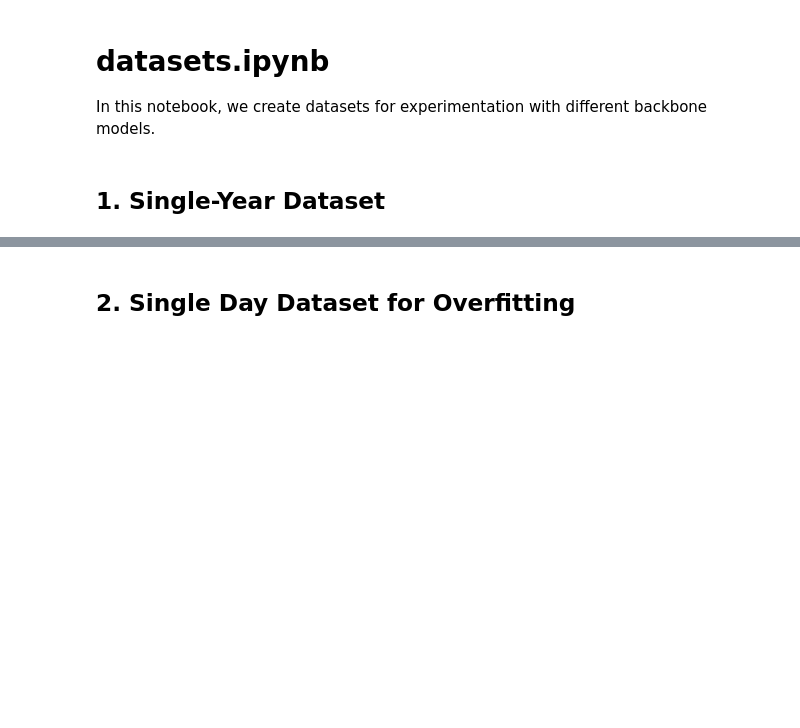
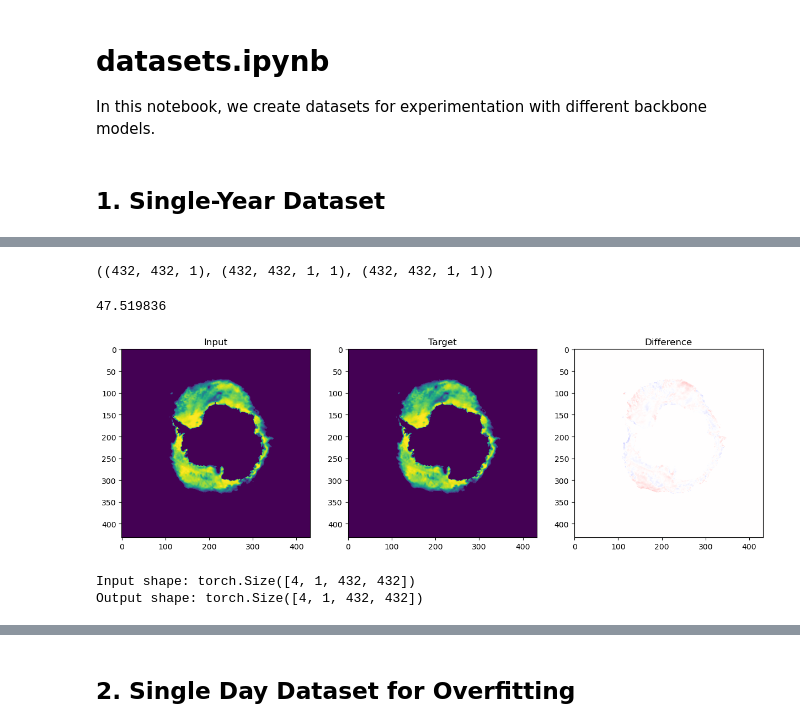
Before and after one commit to ampersandmcd/icenet-experimental, a Jupyter notebook: backbone-v1/datasets.ipynb, the cells around one changed output, grey strips where cells are left out. Cells and saved outputs as stored; diff of their text form; code cells hidden in the pictures; blank space fills up the shorter version.

Commit message:
add single year single lag single lead dataset

```diff
--- a/backbone-v1/datasets.ipynb
+++ b/backbone-v1/datasets.ipynb
@@ -77,0 +63,20 @@ WARNING:root:We don't have a full climatology (1,2,3,4,5,6,7,8,9,10) compared wi
+# %%
+from icenet.data.loaders import IceNetDataLoaderFactory
+
+implementation = "dask"
+loader_config = "loader.single_year.json"
+dataset_name = "single_year"
+lag = 1
+
+dl = IceNetDataLoaderFactory().create_data_loader(
+    implementation,
+    loader_config,
+    dataset_name,
+    lag,
+    n_forecast_days=1,
+    north=False,
+    south=True,
+    output_batch_size=1,
+    generate_workers=1
+)
+dl.generate()
@@ -77,0 +101,23 @@ WARNING:root:We don't have a full climatology (1,2,3,4,5,6,7,8,9,10) compared wi
+# %%
+x, y, sw = dl.generate_sample(pd.Timestamp("2020-12-01"))
+x.shape, y.shape, sw.shape
+# %% [output]
+((432, 432, 1), (432, 432, 1, 1), (432, 432, 1, 1))
+# %%
+import numpy as np
+import matplotlib.pyplot as plt
+
+diff = x.squeeze() - y.squeeze()
+print(np.sum(diff**2))
+
+fig, ax = plt.subplots(1, 3, figsize=(15, 5))
+ax[0].imshow(x.squeeze())
+ax[0].set_title("Input")
+ax[1].imshow(y.squeeze())
+ax[1].set_title("Target")
+ax[2].imshow(diff, cmap="bwr", vmin=-1, vmax=1)
+ax[2].set_title("Difference")
+plt.show()
+# %% [output]
+47.519836
+[figure, added]
@@ -77,0 +130,9 @@ WARNING:root:We don't have a full climatology (1,2,3,4,5,6,7,8,9,10) compared wi
+# %%
+for batch in dataloader:
+    x, y, sw = batch
+    break
+print("Input shape:", x.shape)
+print("Output shape:", y.shape)
+# %% [output]
+Input shape: torch.Size([4, 1, 432, 432])
+Output shape: torch.Size([4, 1, 432, 432])
```
Also changed, not shown: parts of 6 cells of this notebook, 3 other files.
